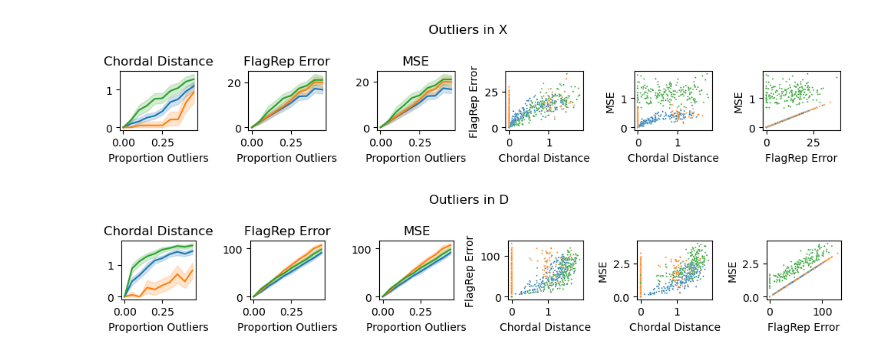
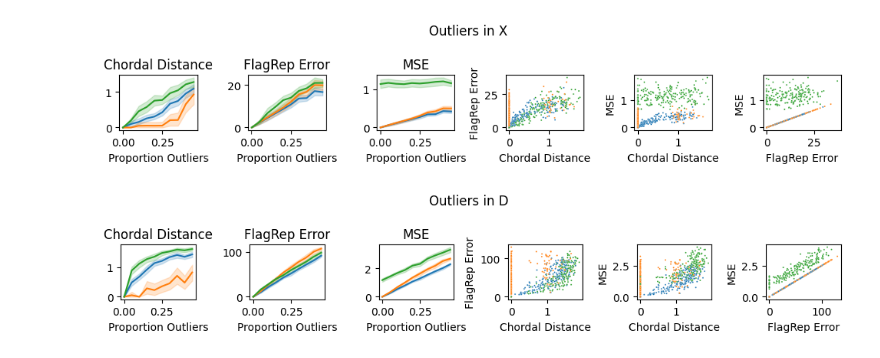
Before and after one commit to tolgabirdal/FlagManifoldsV3, a Jupyter notebook: python/synthetic_reconstruction.ipynb, the cells around one changed output. Drawn from its saved outputs; the diff is of its cells as text; code cells hidden in the pictures.

```diff
--- a/python/synthetic_reconstruction.ipynb
+++ b/python/synthetic_reconstruction.ipynb
@@ -261,28 +294,0 @@ def make_plot(results, title, distributions):
-# %%
-
-Bs = make_Bs(hidden_flag_type)
-
-
-results = pd.DataFrame(columns = ['Method','Chordal Distance', 'Noise', 'Noise Dist', 'MSE'])
-
-for noise_type in ['X', 'X part', 'D']:
-    for noise_dist in distributions:
-        for seed_num in range(10):
-            for noise_exp in noise_exps:
-                np.random.seed(seed_num)
-
-                noise_fraction = compute_noise_fraction(noise_exp)
-
-                D, hidden_Xs = generate_data_noise(noise_fraction, noise_dist, n, col_ids, noise_type = noise_type)
-
-                results = eval_flagrep(results, D, hidden_Xs, p, noise_fraction, noise_dist, Bs, hidden_flag_type, noise_type)
-
-                results = eval_robust_flagrep(results, D, hidden_Xs, p, noise_fraction, noise_dist, Bs, hidden_flag_type, noise_type)
-
-
-                results = eval_svd(results, D, hidden_Xs, p, noise_fraction, noise_dist, Bs, hidden_flag_type)
-
-    make_plot(results, f'Noise in {noise_type}', distributions)
-
-
-plt.yscale('log')
@@ -549,33 +397,33 @@ for noise_type in ['X', 'D']:
     fig, ax = plt.subplots(1,6,  figsize = (10,2))
     fig.suptitle(f'Outliers in {noise_type}')
 
     results['Proportion Outliers'] = results['Noise'].copy()
     sns.lineplot(results, x = 'Proportion Outliers', y = 'Chordal Distance', hue = 'Method', ax = ax[0], legend = False)
     ax[0].set_ylabel('')
     ax[0].set_title('Chordal Distance')
 
     sns.lineplot(results, x = 'Proportion Outliers', y = 'FlagRep Error', hue = 'Method', ax = ax[1], legend = False)
     ax[1].set_ylabel('')
     ax[1].set_title('FlagRep Error')
 
-    sns.lineplot(results, x = 'Proportion Outliers', y = 'FlagRep Error', hue = 'Method', ax = ax[2], legend = False)
+    sns.lineplot(results, x = 'Proportion Outliers', y = 'MSE', hue = 'Method', ax = ax[2], legend = False)
     ax[2].set_ylabel('')
     ax[2].set_title('MSE')
 
     sns.scatterplot(results, x = 'Chordal Distance', y = 'FlagRep Error', hue = 'Method', ax = ax[3], legend = False, s= 2)
     # ax[1].set_title('Reconstruction MSE')
 
     sns.scatterplot(results, x = 'Chordal Distance', y = 'MSE', hue = 'Method', ax = ax[4], legend = False, s= 2)
 
     sns.scatterplot(results, x = 'FlagRep Error', y = 'MSE', hue = 'Method', ax = ax[5], legend = False, s= 2)
 
     plt.tight_layout()
     plt.savefig(f'../results/outliers{noise_type}.pdf', bbox_inches = 'tight')
 
     # plt.xscale('log')
 
 
 # plt.yscale('log')
 # %% [output]
-[figure, old version]
+[figure, new version]
-[figure, old version]
+[figure, new version]
```
Also changed, not shown: parts of 9 cells of this notebook, 4 other files.
